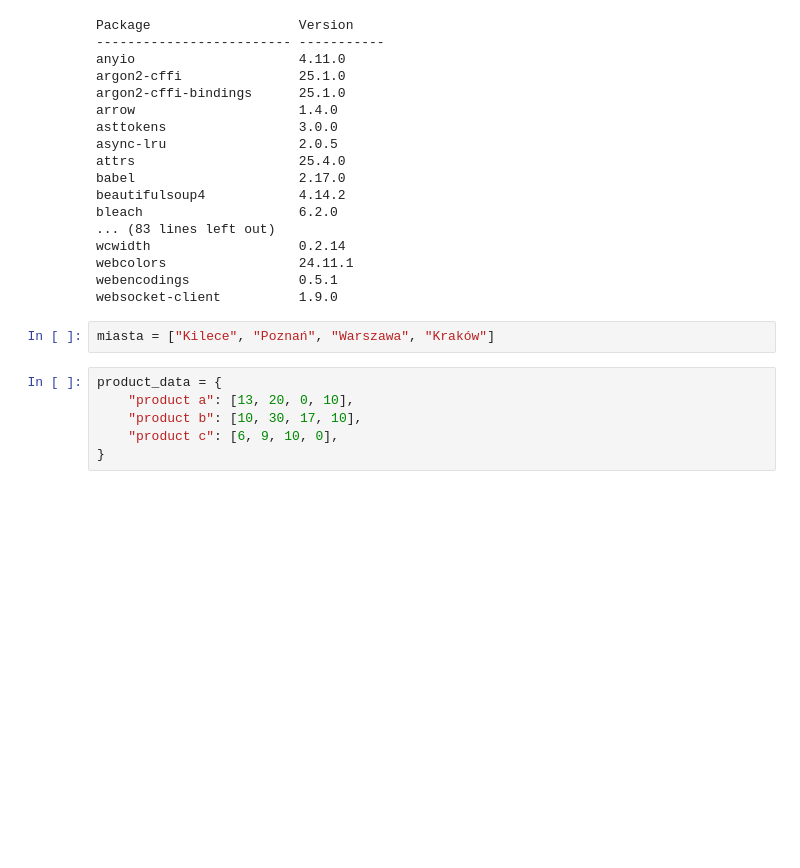
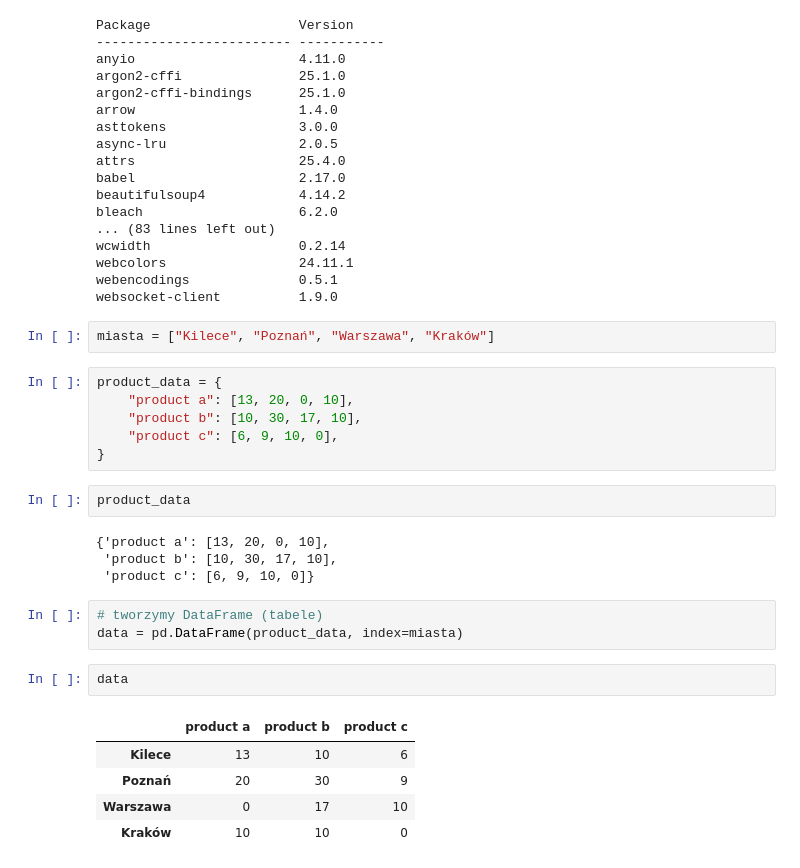
Before and after one commit to rajkonkret/PythonProjectAnaliza-20-10-2025, a Jupyter notebook: cwiczenie4.ipynb, the cells around one changed output. Saved outputs shown, nothing was run; the diff lists cells and outputs as text; blank space fills up the shorter version.

```diff
--- a/cwiczenie4.ipynb
+++ b/cwiczenie4.ipynb
@@ -58,3 +58,20 @@ product_data = {
     "product b": [10, 30, 17, 10],
     "product c": [6, 9, 10, 0],
 }
+# %%
+product_data
+# %% [output]
+{'product a': [13, 20, 0, 10],
+ 'product b': [10, 30, 17, 10],
+ 'product c': [6, 9, 10, 0]}
+# %%
+# tworzymy DataFrame (tabele)
+data = pd.DataFrame(product_data, index=miasta)
+# %%
+data
+# %% [output]
+|  | product a | product b | product c |
+| Kilece | 13 | 10 | 6 |
+| Poznań | 20 | 30 | 9 |
+| Warszawa | 0 | 17 | 10 |
+| Kraków | 10 | 10 | 0 |
```
Also changed, not shown: parts of 17 cells of this notebook.
